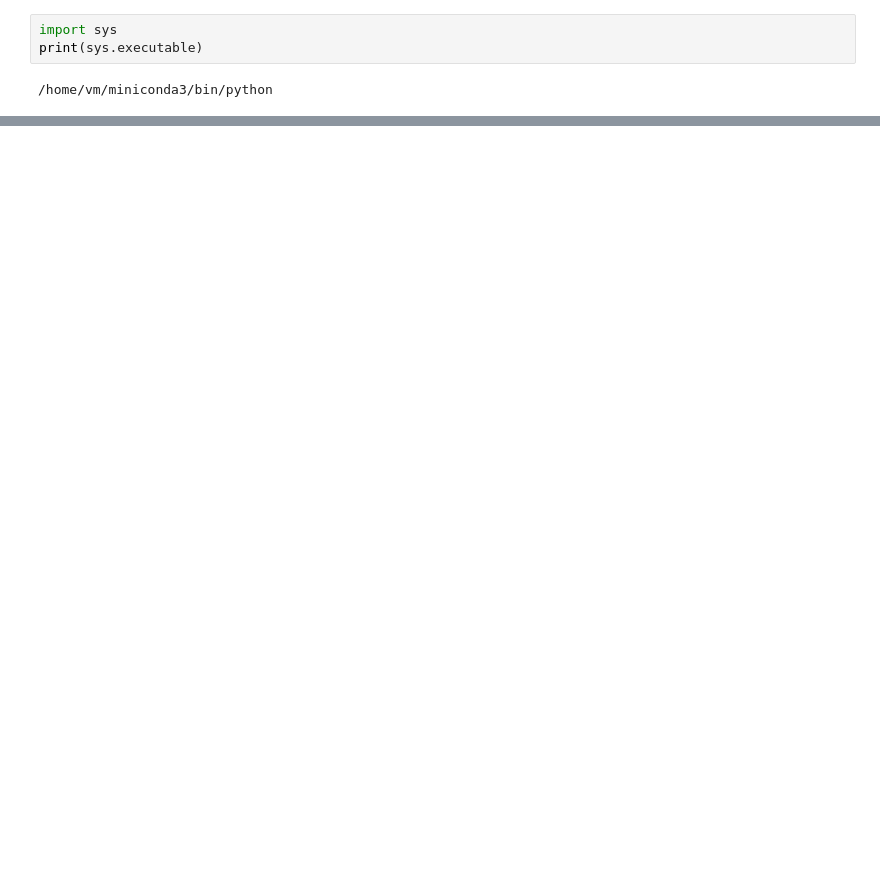
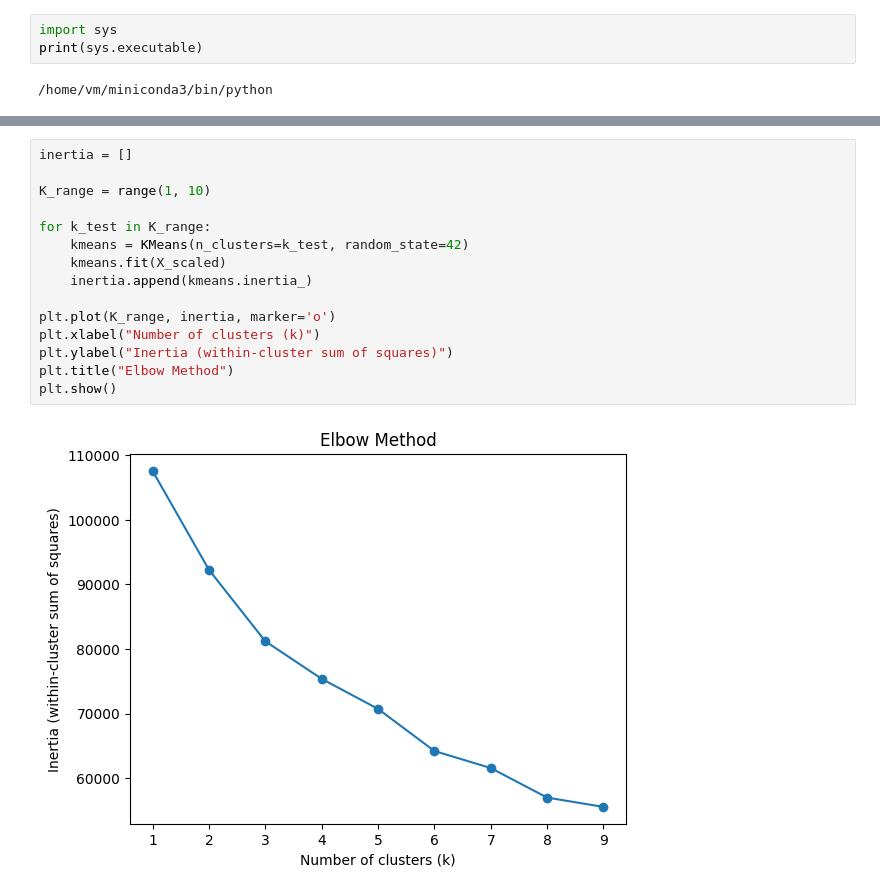
Before and after one commit to leverlars/Crowdsourcing-and-AI, a Jupyter notebook: scratch.ipynb, the cells around one changed output, grey strips where cells are left out. Cells and saved outputs as stored; diff of their text form; blank space fills up the shorter version.

```diff
--- a/scratch.ipynb
+++ b/scratch.ipynb
@@ -65,0 +110,17 @@ wscore : Combined wealth score
+# %%
+inertia = []
+
+K_range = range(1, 10)
+
+for k_test in K_range:
+    kmeans = KMeans(n_clusters=k_test, random_state=42)
+    kmeans.fit(X_scaled)
+    inertia.append(kmeans.inertia_)
+
+plt.plot(K_range, inertia, marker='o')
+plt.xlabel("Number of clusters (k)")
+plt.ylabel("Inertia (within-cluster sum of squares)")
+plt.title("Elbow Method")
+plt.show()
+# %% [output]
+[figure, new version]
```
Also changed, not shown: parts of 21 cells of this notebook.
